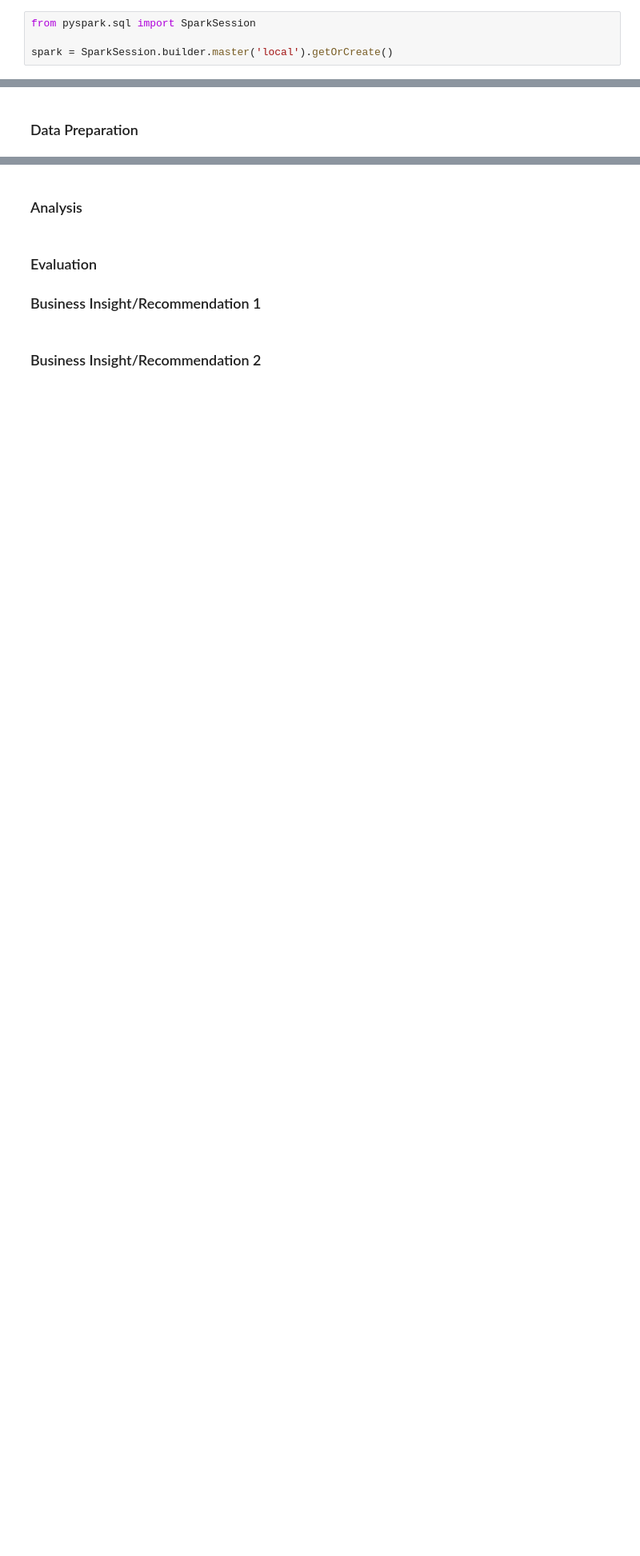
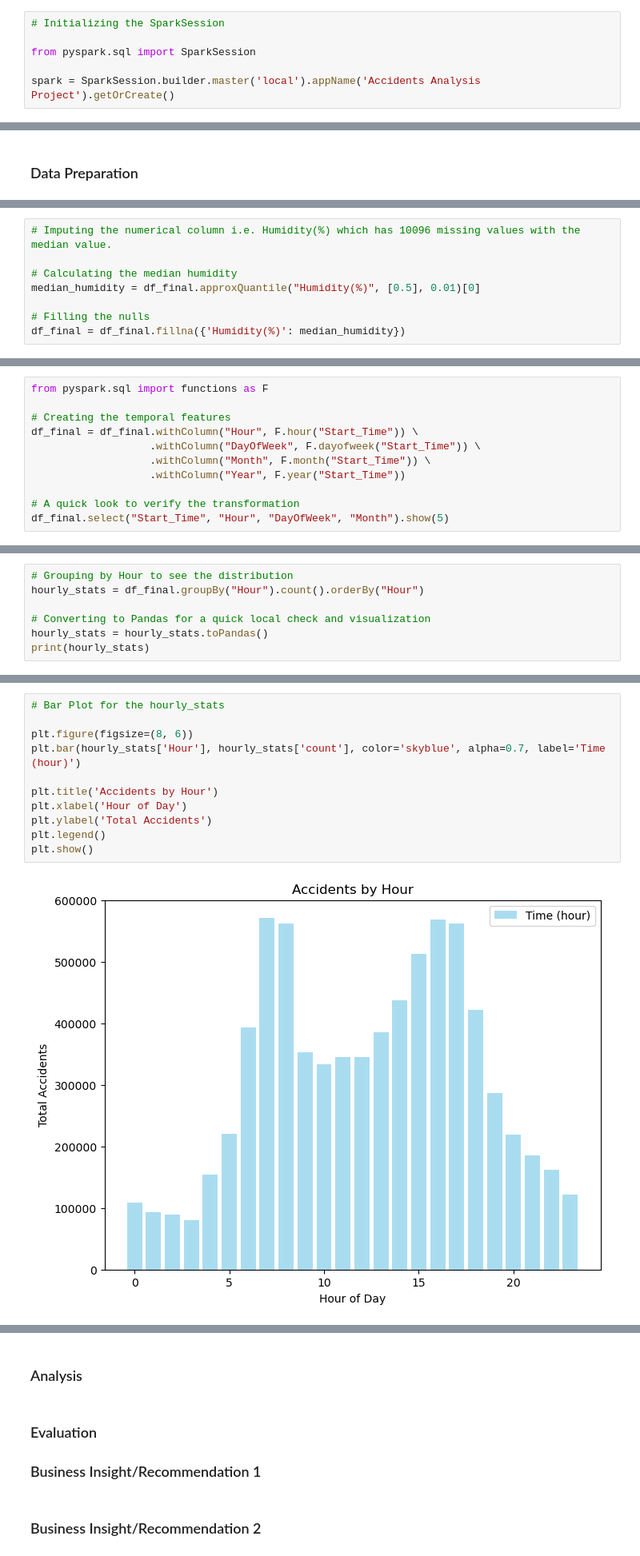
Before and after one commit to AAshishG70/us_traffic_accidents_analysis, a Jupyter notebook: us_traffic_accidents_analysis.ipynb, the cells around one changed output, grey strips where cells are left out. Shown at 80% size. Saved outputs shown, nothing was run; the diff lists cells and outputs as text; blank space fills up the shorter version.

Commit message:
completed data cleaning with analysis reports and initial EDA established

```diff
--- a/us_traffic_accidents_analysis.ipynb
+++ b/us_traffic_accidents_analysis.ipynb
@@ -29,6 +29,8 @@ The goal is to transition from descriptive analytics (what happened) to prescrip
 # %% [markdown]
 ### Data Understanding
 # %%
+# Initializing the SparkSession
+
 from pyspark.sql import SparkSession
 
-spark = SparkSession.builder.master('local').getOrCreate()
+spark = SparkSession.builder.master('local').appName('Accidents Analysis Project').getOrCreate()
@@ -77,0 +239,8 @@ spark.stop()
+# %%
+# Imputing the numerical column i.e. Humidity(%) which has 10096 missing values with the median value.
+
+# Calculating the median humidity
+median_humidity = df_final.approxQuantile("Humidity(%)", [0.5], 0.01)[0]
+
+# Filling the nulls
+df_final = df_final.fillna({'Humidity(%)': median_humidity})
@@ -77,0 +255,11 @@ spark.stop()
+# %%
+from pyspark.sql import functions as F
+
+# Creating the temporal features
+df_final = df_final.withColumn("Hour", F.hour("Start_Time")) \
+                   .withColumn("DayOfWeek", F.dayofweek("Start_Time")) \
+                   .withColumn("Month", F.month("Start_Time")) \
+                   .withColumn("Year", F.year("Start_Time"))
+
+# A quick look to verify the transformation
+df_final.select("Start_Time", "Hour", "DayOfWeek", "Month").show(5)
@@ -77,0 +281,7 @@ spark.stop()
+# %%
+# Grouping by Hour to see the distribution
+hourly_stats = df_final.groupBy("Hour").count().orderBy("Hour")
+
+# Converting to Pandas for a quick local check and visualization
+hourly_stats = hourly_stats.toPandas()
+print(hourly_stats)
@@ -77,0 +306,13 @@ spark.stop()
+# %%
+# Bar Plot for the hourly_stats
+
+plt.figure(figsize=(8, 6))
+plt.bar(hourly_stats['Hour'], hourly_stats['count'], color='skyblue', alpha=0.7, label='Time (hour)')
+
+plt.title('Accidents by Hour')
+plt.xlabel('Hour of Day')
+plt.ylabel('Total Accidents')
+plt.legend()
+plt.show()
+# %% [output]
+[figure, added]
```
Also changed, not shown: parts of 45 cells of this notebook.
